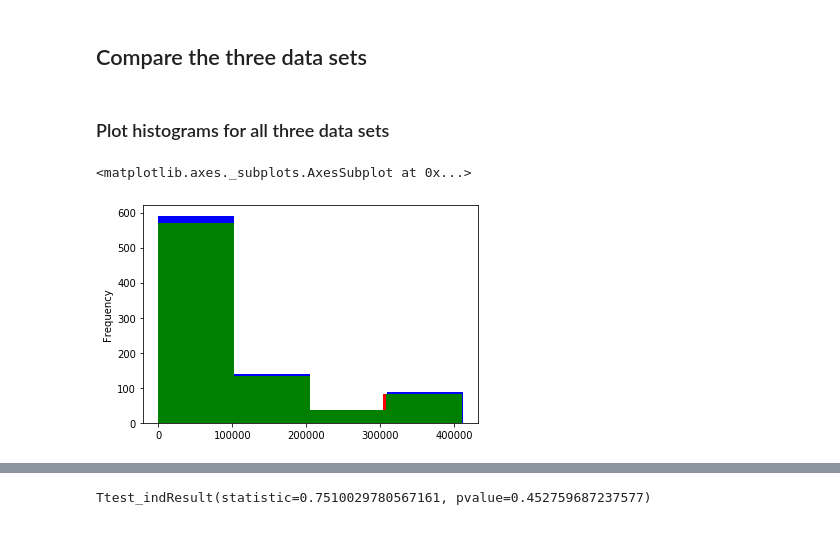
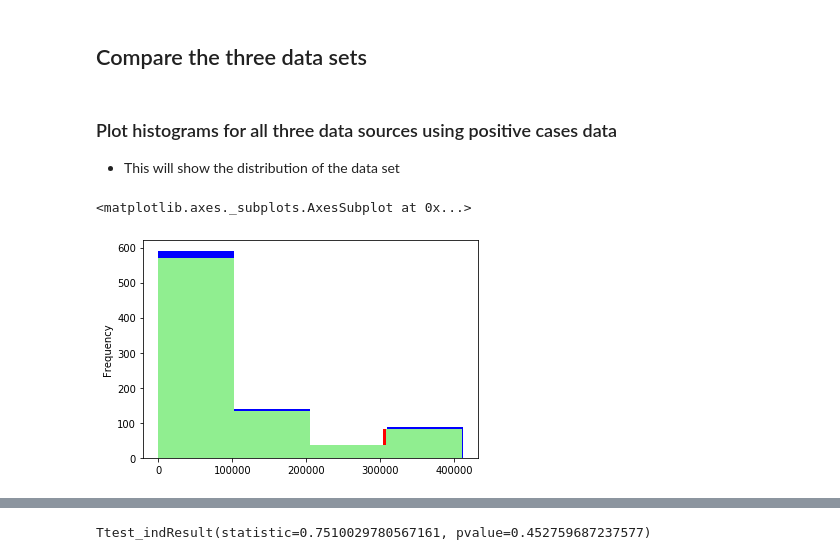
Before and after one commit to Emily-Keymon/Group-Project, a Jupyter notebook: Covid-19 Data Exploration and Cleanup.ipynb, the cells around one changed output, grey strips where cells are left out. Cells and saved outputs as stored; diff of their text form; code cells hidden in the pictures.

```diff
--- a/Covid-19 Data Exploration and Cleanup.ipynb
+++ b/Covid-19 Data Exploration and Cleanup.ipynb
@@ -713,18 +714,14 @@ summary_table_3
 # %% [markdown]
 ## Compare the three data sets
 # %% [markdown]
-### Plot histograms for all three data sets
+### Plot histograms for all three data sources using positive cases data
+*  This will show the distribution of the data set
 # %%
 # Plot comparative histograms for all three data sources using positive cases data
-# Histograms shows the distribution of a data set
 
 sorted_df['positive cases'].plot.hist(color='r', bins=4)
 data_source_2['positive cases'].plot.hist(color='b', bins=4)
-filtered_dates_3['positive cases'].plot.hist(color='g', bins=4)
-
-# Our data is skewed right according to the direction of the tail.  This is a result of a lower boundary in a dataset
-# A large majority of our data falls from 0 to 100K
-# Our data sets overlay each other indicating the data sets are similar.
+filtered_dates_3['positive cases'].plot.hist(color='lightgreen', bins=4)
 # %% [output]
 <matplotlib.axes._subplots.AxesSubplot at 0x...>
-[figure, old version]
+[figure, new version]
```
Also changed, not shown: parts of 32 cells of this notebook.
